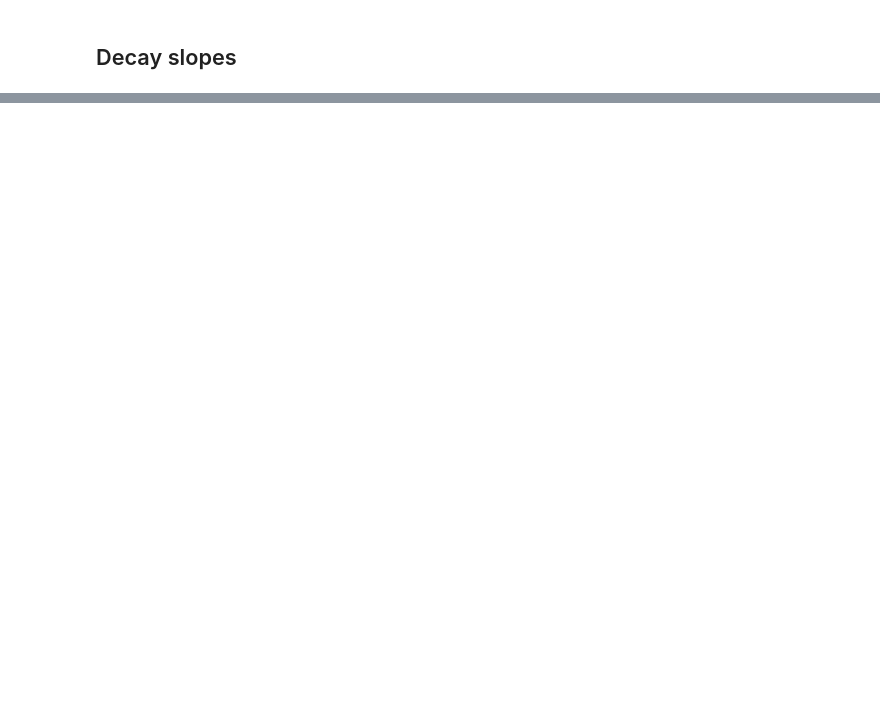
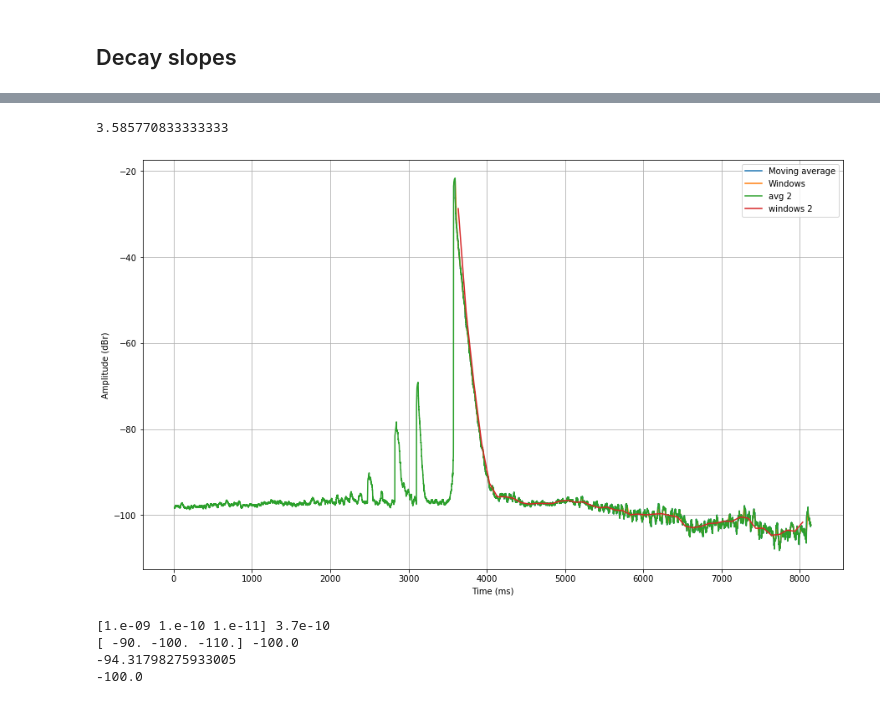
Before and after one commit to jaakkopasanen/Impulcifer, a Jupyter notebook: research/reverberation-management/lundeby.ipynb, the cells around one changed output, grey strips where cells are left out. Drawn from its saved outputs; the diff is of its cells as text; code cells hidden in the pictures; blank space fills up the shorter version.

```diff
--- a/research/reverberation-management/lundeby.ipynb
+++ b/research/reverberation-management/lundeby.ipynb
@@ -200,0 +257,47 @@ plt.show()
+# %%
+tw = t_windows + peak_time
+fig, ax = plt.subplots()
+fig.set_size_inches(15, 9)
+ax.plot((t_squared[w // 2:-(w // 2 - 1)] + peak_time) * 1000, avg, label='Moving average')
+ax.plot(tw * 1000, windows, label='Windows')
+ax.plot(t[w // 2:-(w // 2 - 1)] * 1000, avg2, label=f'avg 2')
+
+
+_wd = 0.1
+_n = int(len(squared) / ir.fs / _wd)  # Number of time windows
+_w = int(len(squared) / _n)  # Width of a single time window
+_t_windows = np.arange(_n) * _wd + _wd / 2
+_windows = squared.copy()
+_windows = np.reshape(_windows[:_n*_w], (_n, _w))  # Split into time windows
+_windows = np.mean(_windows, axis=1)  # Average each time window
+_windows = 10 * np.log10(_windows)
+
+
+print(peak_time)
+ax.plot((_t_windows + peak_time) * 1000, _windows, label='windows 2')
+
+ax.grid()
+ax.legend(loc='upper right')
+ax.set_xlabel('Time (ms)')
+ax.set_ylabel('Amplitude (dBr)')
+#ax.set_xlim([
+#    (peak_time - 1 * estimator.duration / estimator.n_octaves) * 1000,  # 3 octaves before peak
+#    #ir.duration() * 1000
+#    (peak_time + 2 * crosspoint_time) * 1000
+#])
+plt.show()
+# %% [output]
+3.585770833333333
+[figure, added]
+# %%
+x = np.array([1e-9, 1e-10, 1e-11])
+X = 10 * np.log10(x)
+print(x, np.mean(x))
+print(X, np.mean(X))
+print(10 * np.log10(np.mean(x)))
+print(np.mean(10 * np.log10(x)))
+# %% [output]
+[1.e-09 1.e-10 1.e-11] 3.7e-10
+[ -90. -100. -110.] -100.0
+-94.31798275933005
+-100.0
```
Also changed, not shown: parts of 9 cells of this notebook.
